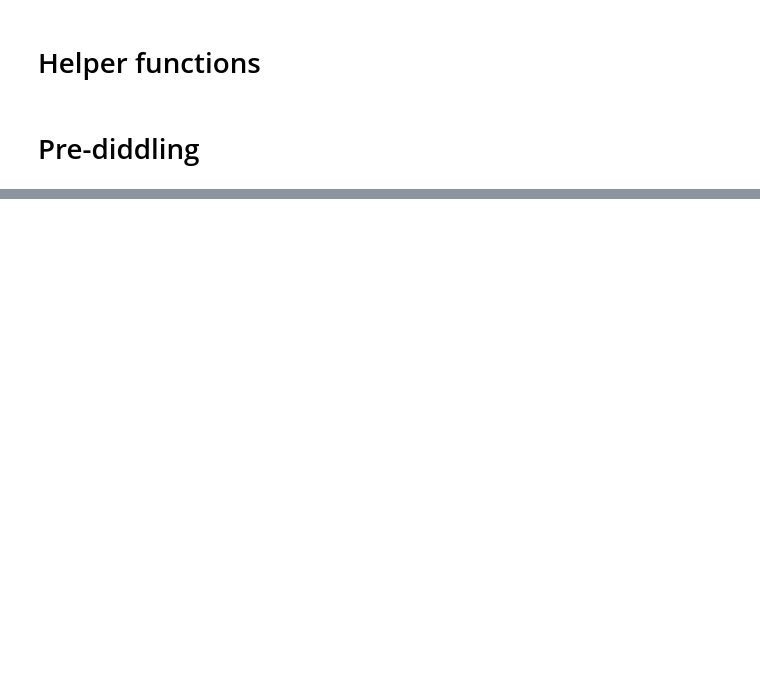
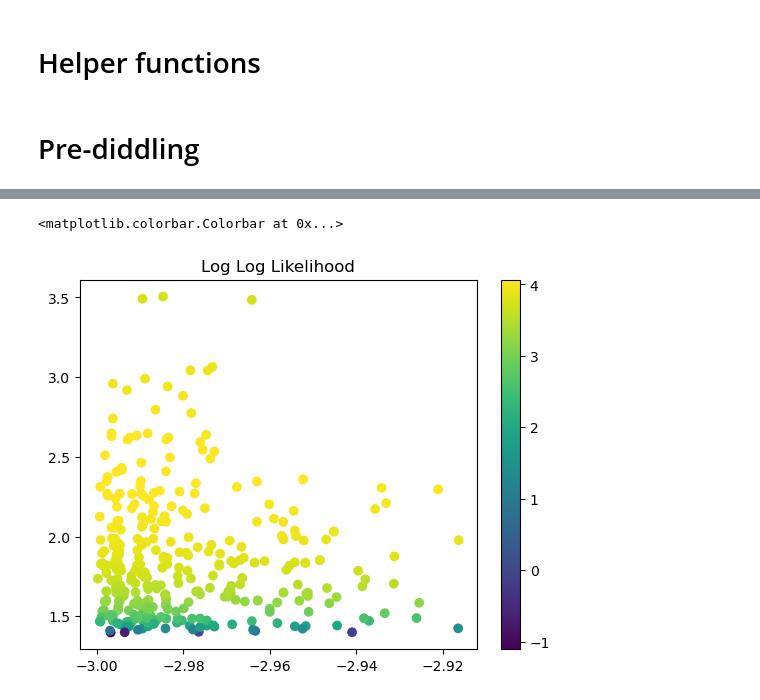
Before and after one commit to ABesginow/LaplaceKernelSearch, a Jupyter notebook: exploration_tests/linear.ipynb, the cells around one changed output, grey strips where cells are left out. Saved outputs shown, nothing was run; the diff lists cells and outputs as text; code cells hidden in the pictures; blank space fills up the shorter version.

```diff
--- a/exploration_tests/linear.ipynb
+++ b/exploration_tests/linear.ipynb
@@ -349,0 +370,18 @@ draws
+# %%
+# Contour plot of the likelihood surface according to the explored samples
+# loop to filter draws below -5000
+filtered_noise = list()
+filtered_length = list()
+filtered_loglike = list()
+for n, l, llik in zip(MC_log['param draws dict']["theta.1"], MC_log['param draws dict']["theta.2"], MC_log['manual lp list']):
+    if llik > -5000:
+        filtered_noise.append(n)
+        filtered_length.append(l)
+        filtered_loglike.append(llik)
+plt.scatter(MC_log['param draws dict']["theta.1"], MC_log['param draws dict']["theta.2"], c=torch.log(torch.Tensor(MC_log['manual lp list'])))
+#plt.scatter(filtered_noise, filtered_length, c=filtered_loglike)
+plt.title("Log Log Likelihood")
+plt.colorbar()
+# %% [output]
+<matplotlib.colorbar.Colorbar at 0x...>
+[figure, added]
```
Also changed, not shown: parts of 12 cells of this notebook.
